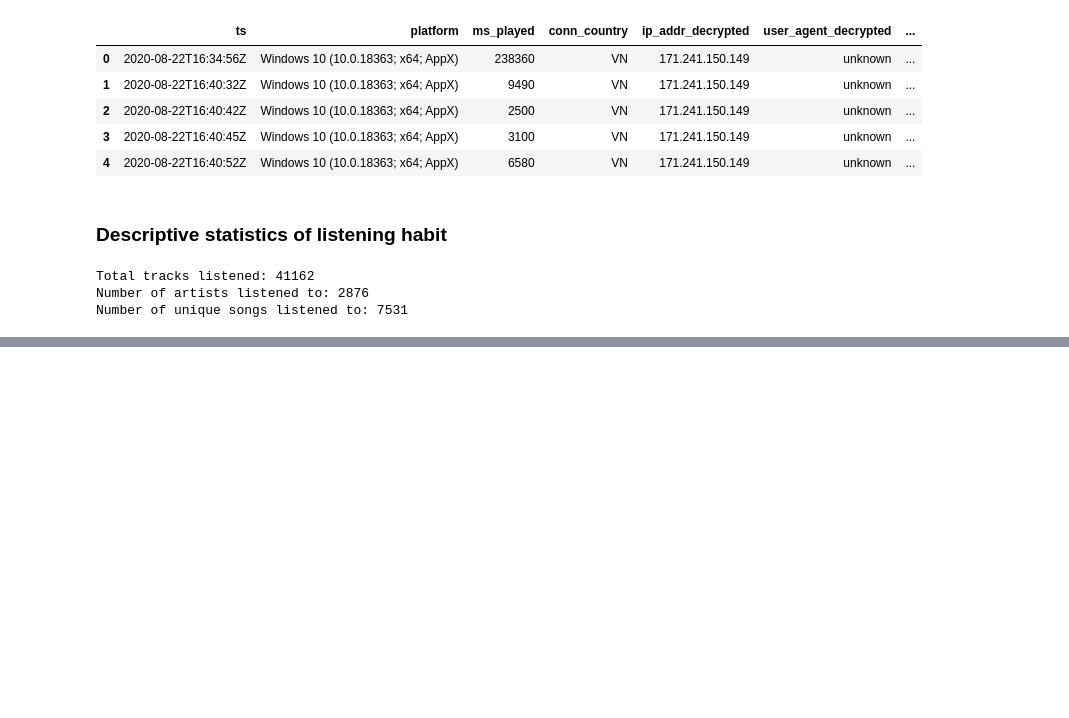
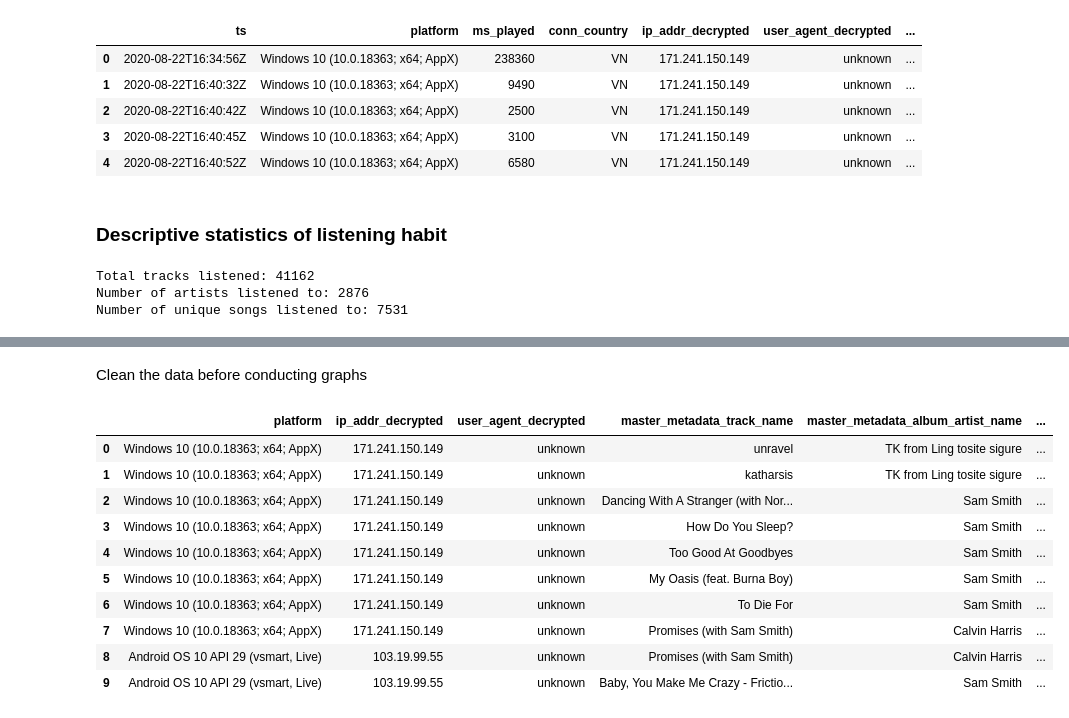
Before and after one commit to nkt1850/Spotify-EDA, a Jupyter notebook: Spotify Data Analysis/Spotify EDA.ipynb, the cells around one changed output, grey strips where cells are left out. Drawn from its saved outputs; the diff is of its cells as text; code cells hidden in the pictures; blank space fills up the shorter version.

```diff
--- a/Spotify Data Analysis/Spotify EDA.ipynb
+++ b/Spotify Data Analysis/Spotify EDA.ipynb
@@ -47,0 +60,20 @@ NameError: name 'Descending' is not defined
+# %% [markdown]
+Clean the data before conducting graphs
+# %%
+# top_10 = music_df[music_df['master_metadata_album_artist_name'].isin(top_10_artist.index)]
+music_df['datetime'] = pd.to_datetime(music_df['ts'])
+music_df['hours_played'] = music_df['ms_played']/(3_600_000)
+music_df.drop(labels=['ts','ms_played', 'conn_country'],axis=1, inplace=True)
+music_df.head(10)
+# %% [output]
+|  | platform | ip_addr_decrypted | user_agent_decrypted | master_metadata_track_name | master_metadata_album_artist_name | ... |
+| 0 | Windows 10 (10.0.18363; x64; AppX) | 171.241.150.149 | unknown | unravel | TK from Ling tosite sigure | ... |
+| 1 | Windows 10 (10.0.18363; x64; AppX) | 171.241.150.149 | unknown | katharsis | TK from Ling tosite sigure | ... |
+| 2 | Windows 10 (10.0.18363; x64; AppX) | 171.241.150.149 | unknown | Dancing With A Stranger (with Nor... | Sam Smith | ... |
+| 3 | Windows 10 (10.0.18363; x64; AppX) | 171.241.150.149 | unknown | How Do You Sleep? | Sam Smith | ... |
+| 4 | Windows 10 (10.0.18363; x64; AppX) | 171.241.150.149 | unknown | Too Good At Goodbyes | Sam Smith | ... |
+| 5 | Windows 10 (10.0.18363; x64; AppX) | 171.241.150.149 | unknown | My Oasis (feat. Burna Boy) | Sam Smith | ... |
+| 6 | Windows 10 (10.0.18363; x64; AppX) | 171.241.150.149 | unknown | To Die For | Sam Smith | ... |
+| 7 | Windows 10 (10.0.18363; x64; AppX) | 171.241.150.149 | unknown | Promises (with Sam Smith) | Calvin Harris | ... |
+| 8 | Android OS 10 API 29 (vsmart, Live) | 103.19.99.55 | unknown | Promises (with Sam Smith) | Calvin Harris | ... |
+| 9 | Android OS 10 API 29 (vsmart, Live) | 103.19.99.55 | unknown | Baby, You Make Me Crazy - Frictio... | Sam Smith | ... |
```
Also changed, not shown: parts of 7 cells of this notebook.
